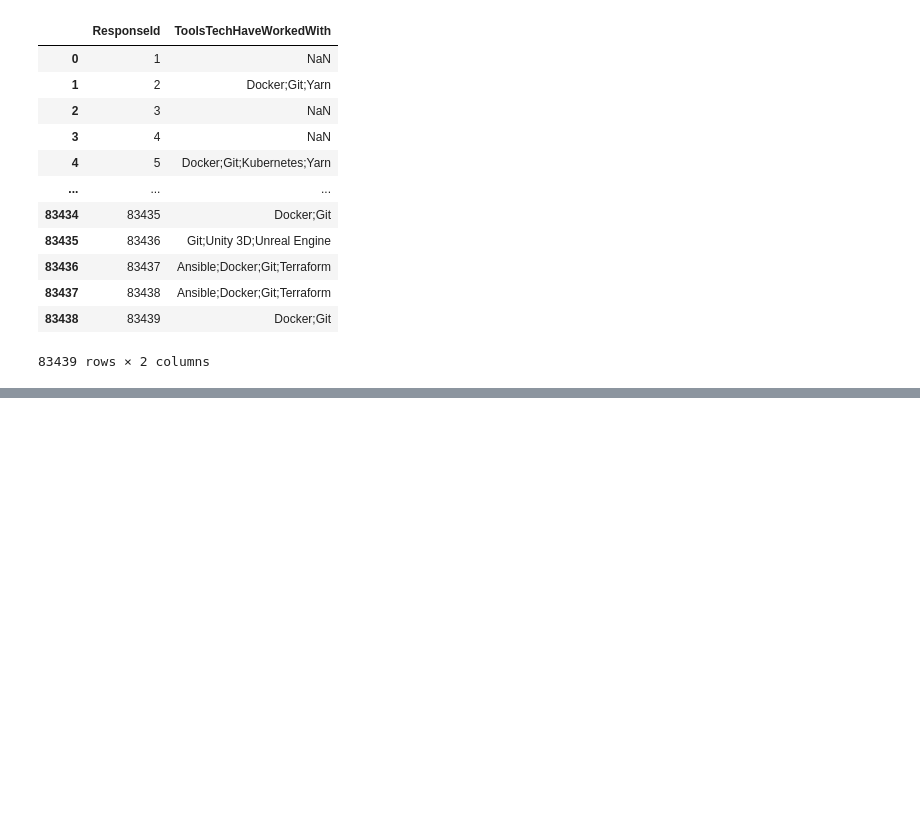
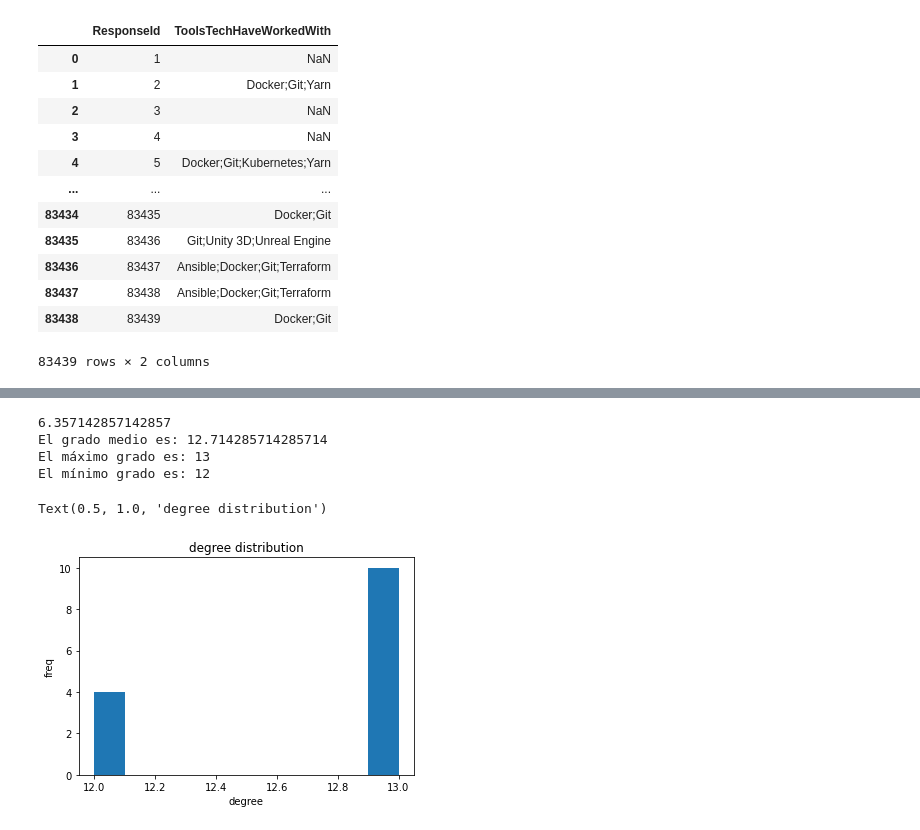
Before and after one commit to eca1001/TFG, a Jupyter notebook: code.ipynb, the cells around one changed output, grey strips where cells are left out. Saved outputs shown, nothing was run; the diff lists cells and outputs as text; code cells hidden in the pictures; blank space fills up the shorter version.

```diff
--- a/code.ipynb
+++ b/code.ipynb
@@ -138,0 +167,25 @@ nx.draw_networkx_edge_labels(B, pos, edge_labels=labels)
+# %%
+degree=np.array([x[1] for x in G.degree()])
+gradoMed=0
+cont=0
+for i in degree:
+    gradoMed+=i
+    cont+=1
+gradoMed=gradoMed/cont
+print(len(G.edges())/len(G.nodes()))
+print("El grado medio es:",gradoMed)
+print("El máximo grado es:",degree.max())
+print("El mínimo grado es:",degree.min())
+# %% [output]
+6.357142857142857
+El grado medio es: 12.714285714285714
+El máximo grado es: 13
+El mínimo grado es: 12
+# %%
+(n,x,p)=plt.hist(degree)
+plt.xlabel('degree')
+plt.ylabel('freq')
+plt.title('degree distribution')
+# %% [output]
+Text(0.5, 1.0, 'degree distribution')
+[figure, added]
```
Also changed, not shown: parts of 20 cells of this notebook.
